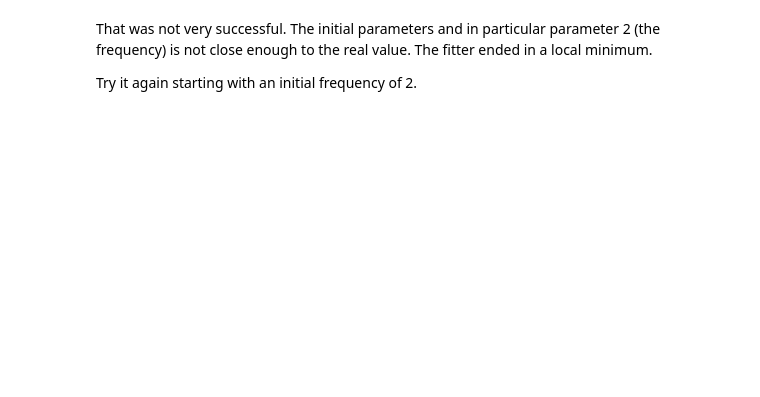
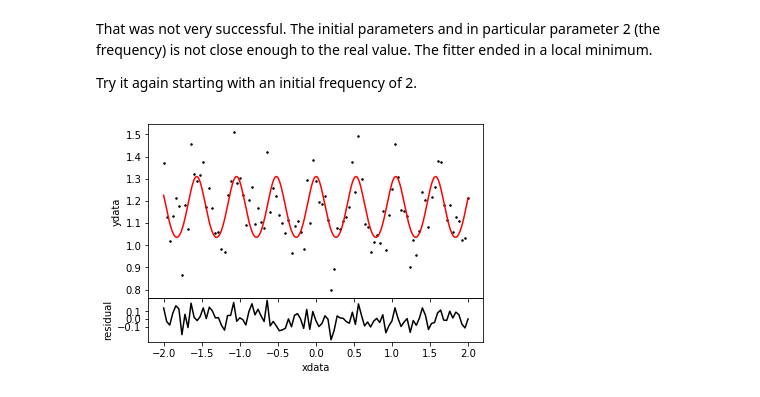
Before and after one commit to dokester/BayesicFitting, a Jupyter notebook: BayesicFitting/examples/etalonfit.ipynb, the cells around one changed output. Drawn from its saved outputs; the diff is of its cells as text; code cells hidden in the pictures; blank space fills up the shorter version.

```diff
--- a/BayesicFitting/examples/etalonfit.ipynb
+++ b/BayesicFitting/examples/etalonfit.ipynb
@@ -77,7 +77,9 @@ That was not very successful. The initial parameters and in particular parameter
 Try it again starting with an initial frequency of 2.
 # %%
 mdl.parameters = [1.0, 1.0, 2.0, 0.0]
-param = fitter.fit( y )
+param = fitter.fit( y, plot=True )
+# %% [output]
+[figure, added]
 # %%
 print( "Parameters :", fmt( param ) )
 print( "StDevs     :", fmt( fitter.stdevs ) )
```
Also changed, not shown: parts of 5 cells of this notebook, 10 other files.
